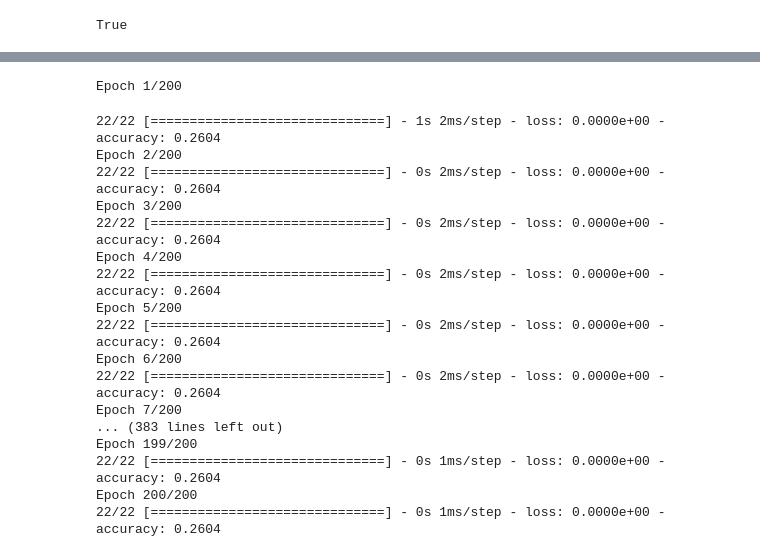
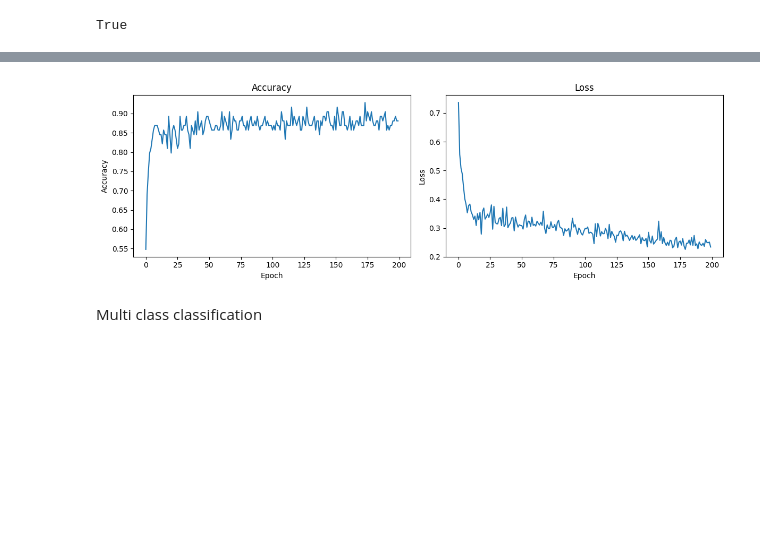
Before and after one commit to ItsMeLucifer/mobile-sensors-data-labeling-model, a Jupyter notebook: model.ipynb, the cells around one changed output, grey strips where cells are left out. Cells and saved outputs as stored; diff of their text form; code cells hidden in the pictures; blank space fills up the shorter version.

```diff
--- a/model.ipynb
+++ b/model.ipynb
@@ -85,0 +88,26 @@ df
+# %%
+X_accelerometer = new_df['Accelerometer']
+
+# Convert 'Accelerometer' column to a 2D NumPy array
+X = np.array([np.mean(np.array(sample), axis=0) for sample in X_accelerometer])
+
+# Split data into features (X) and labels (y)
+y = new_df['Category'].values
+
+# Encode labels as numerical values
+label_encoder = LabelEncoder()
+y = label_encoder.fit_transform(y)
+
+# Split data into training and test sets
+X_train, X_test, y_train, y_test = train_test_split(X, y, test_size=0.2, random_state=42)
+# %%
+model = keras.Sequential([
+    layers.Dense(64, activation='relu', input_shape=(3,)),
+    layers.Dense(64, activation='relu'),
+    layers.Dense(1, activation='sigmoid')
+])
+precision = metrics.Precision()
+
+# Compile and train the model
+model.compile(loss=keras.losses.binary_crossentropy, optimizer=keras.optimizers.Adam(learning_rate=0.001), metrics=['accuracy'])
+history = model.fit(X_train, y_train, epochs=200, batch_size=1)
@@ -86,3 +132,23 @@ df
+# %%
+plt.figure(figsize=(12, 4))
+plt.subplot(1, 2, 1)
+plt.plot(history.history['accuracy'])
+plt.title('Accuracy')
+plt.xlabel('Epoch')
+plt.ylabel('Accuracy')
+
+plt.subplot(1, 2, 2)
+plt.plot(history.history['loss'])
+plt.title('Loss')
+plt.xlabel('Epoch')
+plt.ylabel('Loss')
+
+plt.tight_layout()
+plt.show()
+# %% [output]
+[figure, added]
+# %% [markdown]
+Multi class classification
 # %%
 X_accelerometer = df['Accelerometer']
 
@@ -98,34 +164,3 @@ y = label_encoder.fit_transform(y)
 
 # Split data into training and test sets
 X_train, X_test, y_train, y_test = train_test_split(X, y, test_size=0.2, random_state=42)
-
-# Create the LSTM model
-model = keras.Sequential([
-    layers.Dense(64, activation='relu', input_shape=(3,)),
-    layers.Dense(64, activation='relu'),
-    layers.Dense(1, activation='softmax')
-])
-precision = metrics.Precision()
-
-# Compile and train the model
-model.compile(loss='categorical_crossentropy', optimizer='adam', metrics=['accuracy'])
-history = model.fit(X_train, y_train, epochs=200, batch_size=8)
-# %% [output]
-Epoch 1/200
-22/22 [==============================] - 1s 2ms/step - loss: 0.0000e+00 - accuracy: 0.2604
-Epoch 2/200
-22/22 [==============================] - 0s 2ms/step - loss: 0.0000e+00 - accuracy: 0.2604
-Epoch 3/200
-22/22 [==============================] - 0s 2ms/step - loss: 0.0000e+00 - accuracy: 0.2604
-Epoch 4/200
-22/22 [==============================] - 0s 2ms/step - loss: 0.0000e+00 - accuracy: 0.2604
-Epoch 5/200
-22/22 [==============================] - 0s 2ms/step - loss: 0.0000e+00 - accuracy: 0.2604
-Epoch 6/200
-22/22 [==============================] - 0s 2ms/step - loss: 0.0000e+00 - accuracy: 0.2604
-Epoch 7/200
-... (383 lines left out)
-Epoch 199/200
-22/22 [==============================] - 0s 1ms/step - loss: 0.0000e+00 - accuracy: 0.2604
-Epoch 200/200
-22/22 [==============================] - 0s 1ms/step - loss: 0.0000e+00 - accuracy: 0.2604
```
Also changed, not shown: parts of 10 cells of this notebook, 1 other file.
